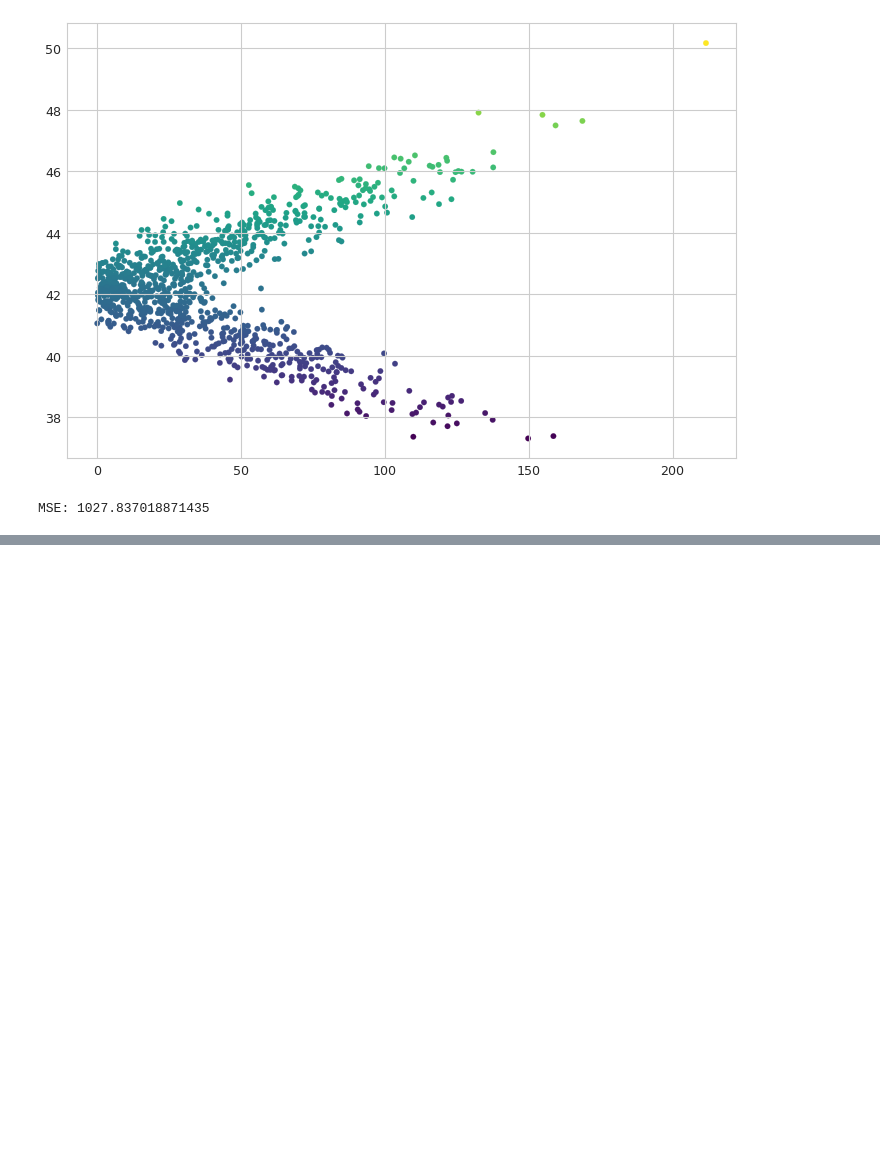
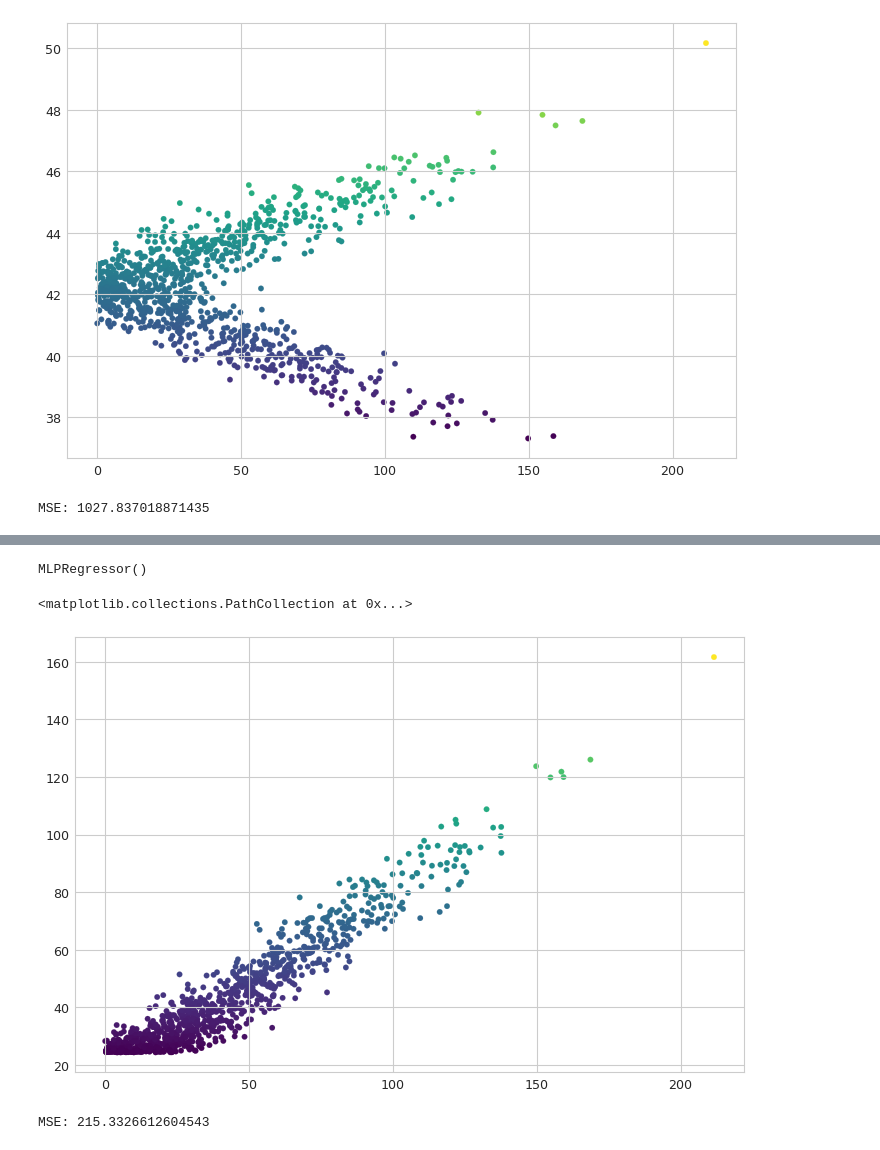
Before and after one commit to daireiscool/complex_machine_learning, a Jupyter notebook: LinearRegression.ipynb, the cells around one changed output, grey strips where cells are left out. Saved outputs shown, nothing was run; the diff lists cells and outputs as text; code cells hidden in the pictures; blank space fills up the shorter version.

```diff
--- a/LinearRegression.ipynb
+++ b/LinearRegression.ipynb
@@ -143,0 +167,17 @@ MSE: 1027.837018871435
+# %%
+from sklearn.neural_network import MLPRegressor
+mlp_r = MLPRegressor()
+
+mlp_r.fit(X, y)
+# %% [output]
+MLPRegressor()
+# %%
+# Comparing predicted and expected results
+plt.scatter(x = y, y = mlp_r.predict(X), c = mlp_r.predict(X))
+# %% [output]
+<matplotlib.collections.PathCollection at 0x...>
+[figure, added]
+# %%
+print(f"MSE: {sum((y - mlp_r.predict(X))**2)/len(y)}")
+# %% [output]
+MSE: 215.3326612604543
```
Also changed, not shown: parts of 6 cells of this notebook.
